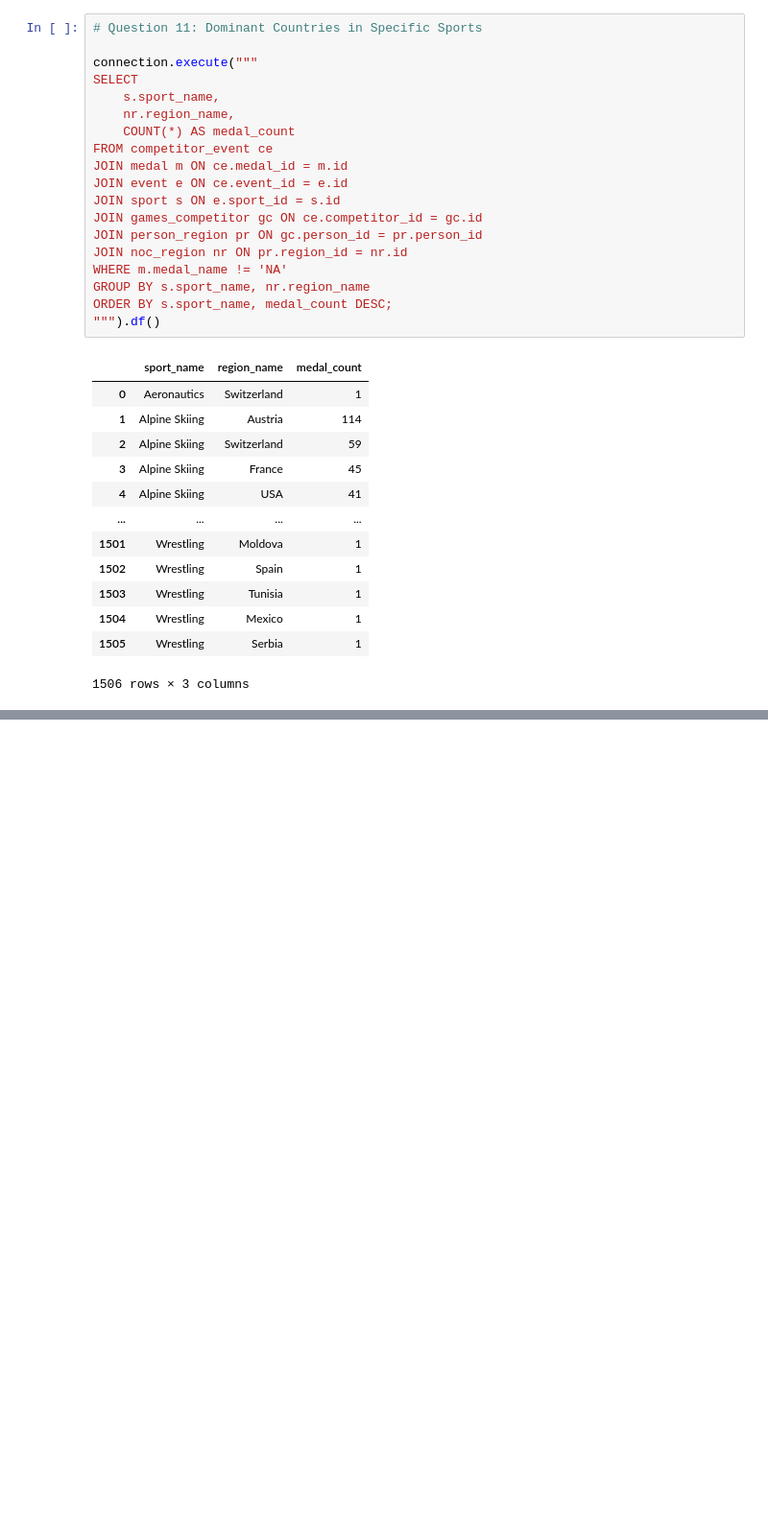
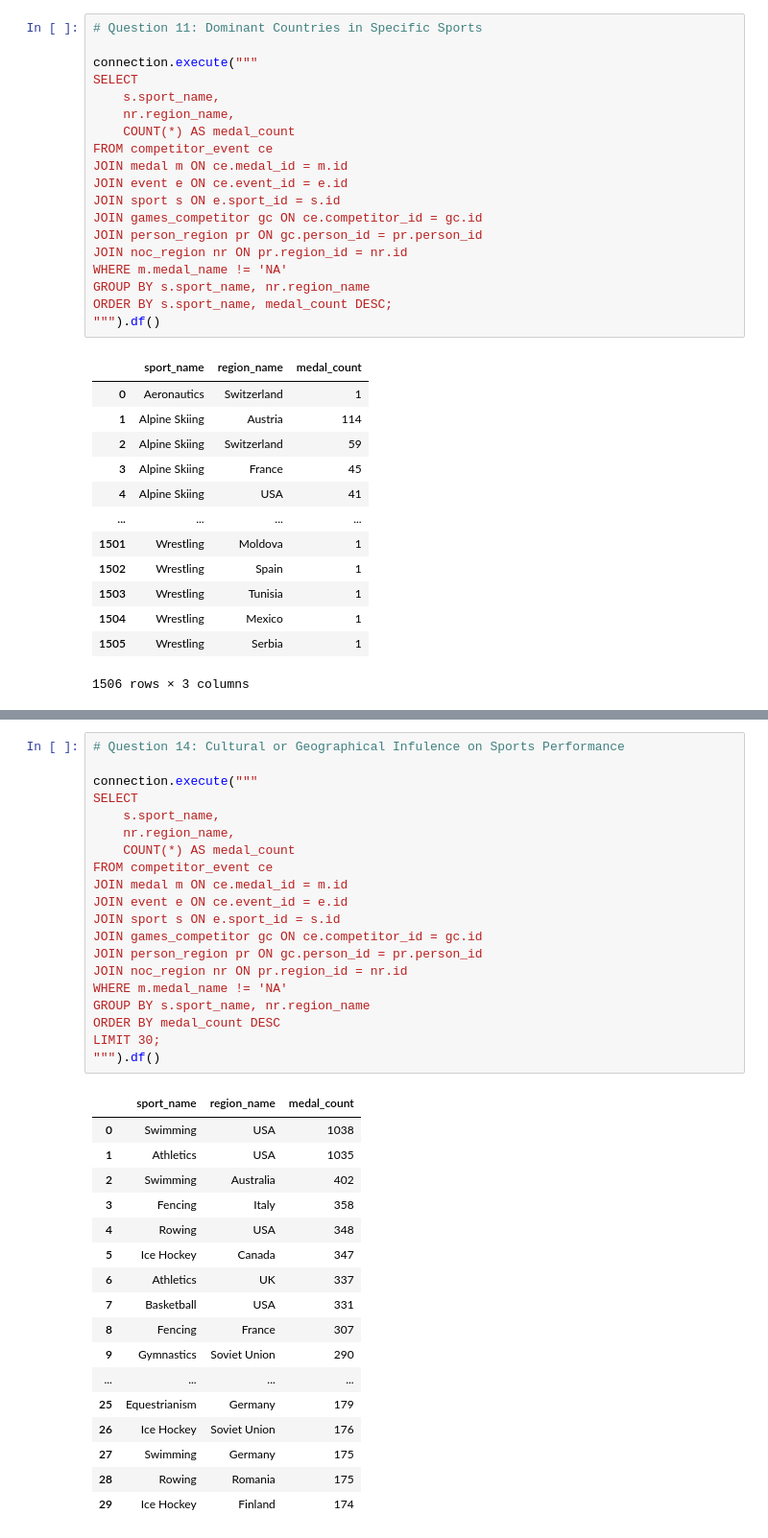
Before and after one commit to Hanish-DotCom/sports-analysis, a Jupyter notebook: notebooks/sports_analysis.ipynb, the cells around one changed output, grey strips where cells are left out. Shown at 96% size. Saved outputs shown, nothing was run; the diff lists cells and outputs as text; blank space fills up the shorter version.

```diff
--- a/notebooks/sports_analysis.ipynb
+++ b/notebooks/sports_analysis.ipynb
@@ -448,0 +510,38 @@ ORDER BY s.sport_name, medal_count DESC;
+# %%
+# Question 14: Cultural or Geographical Infulence on Sports Performance
+
+connection.execute("""
+SELECT
+    s.sport_name,
+    nr.region_name,
+    COUNT(*) AS medal_count
+FROM competitor_event ce
+JOIN medal m ON ce.medal_id = m.id
+JOIN event e ON ce.event_id = e.id
+JOIN sport s ON e.sport_id = s.id
+JOIN games_competitor gc ON ce.competitor_id = gc.id
+JOIN person_region pr ON gc.person_id = pr.person_id
+JOIN noc_region nr ON pr.region_id = nr.id
+WHERE m.medal_name != 'NA'
+GROUP BY s.sport_name, nr.region_name
+ORDER BY medal_count DESC
+LIMIT 30;
+""").df()
+# %% [output]
+|  | sport_name | region_name | medal_count |
+| 0 | Swimming | USA | 1038 |
+| 1 | Athletics | USA | 1035 |
+| 2 | Swimming | Australia | 402 |
+| 3 | Fencing | Italy | 358 |
+| 4 | Rowing | USA | 348 |
+| 5 | Ice Hockey | Canada | 347 |
+| 6 | Athletics | UK | 337 |
+| 7 | Basketball | USA | 331 |
+| 8 | Fencing | France | 307 |
+| 9 | Gymnastics | Soviet Union | 290 |
+| ... | ... | ... | ... |
+| 25 | Equestrianism | Germany | 179 |
+| 26 | Ice Hockey | Soviet Union | 176 |
+| 27 | Swimming | Germany | 175 |
+| 28 | Rowing | Romania | 175 |
+| 29 | Ice Hockey | Finland | 174 |
```
Also changed, not shown: parts of 9 cells of this notebook, 4 other files.
